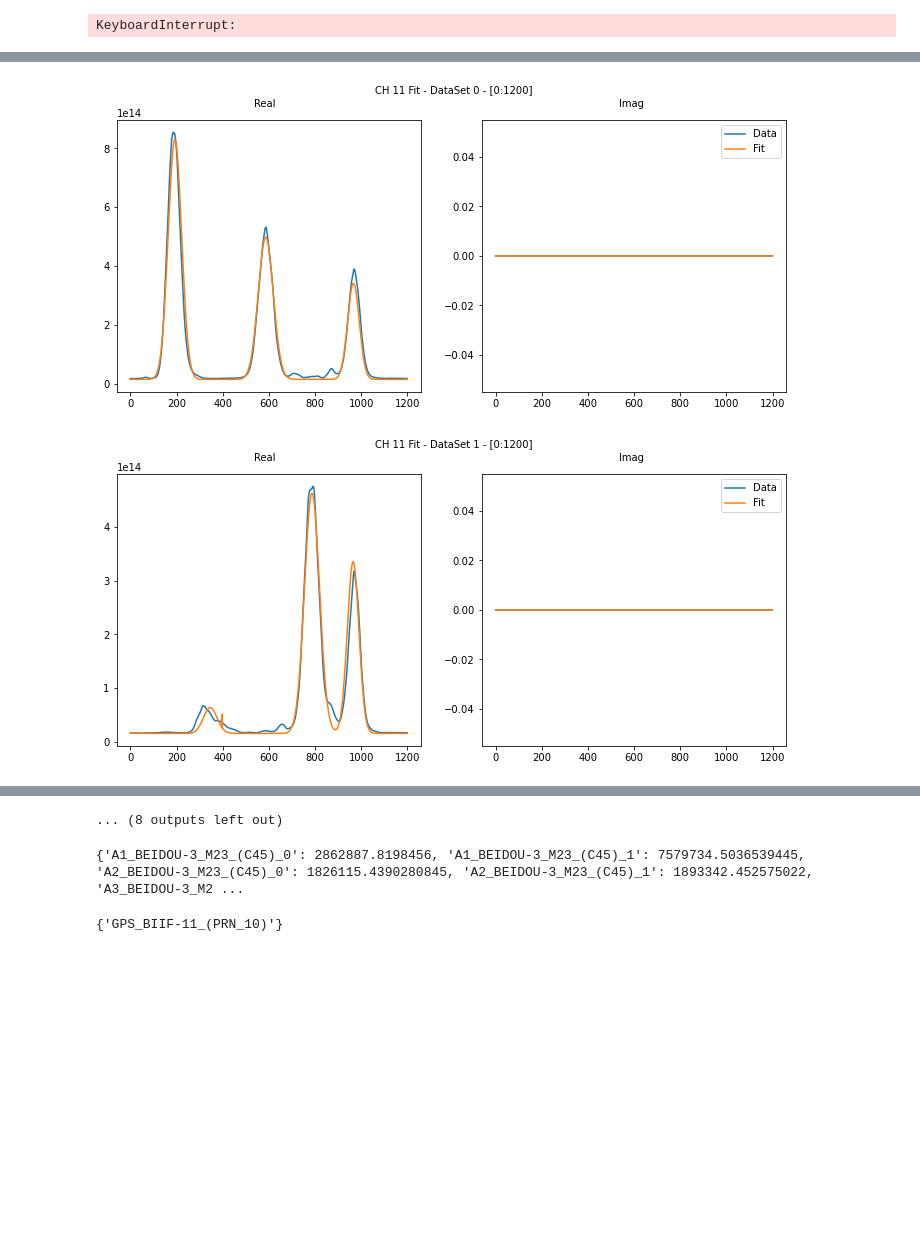
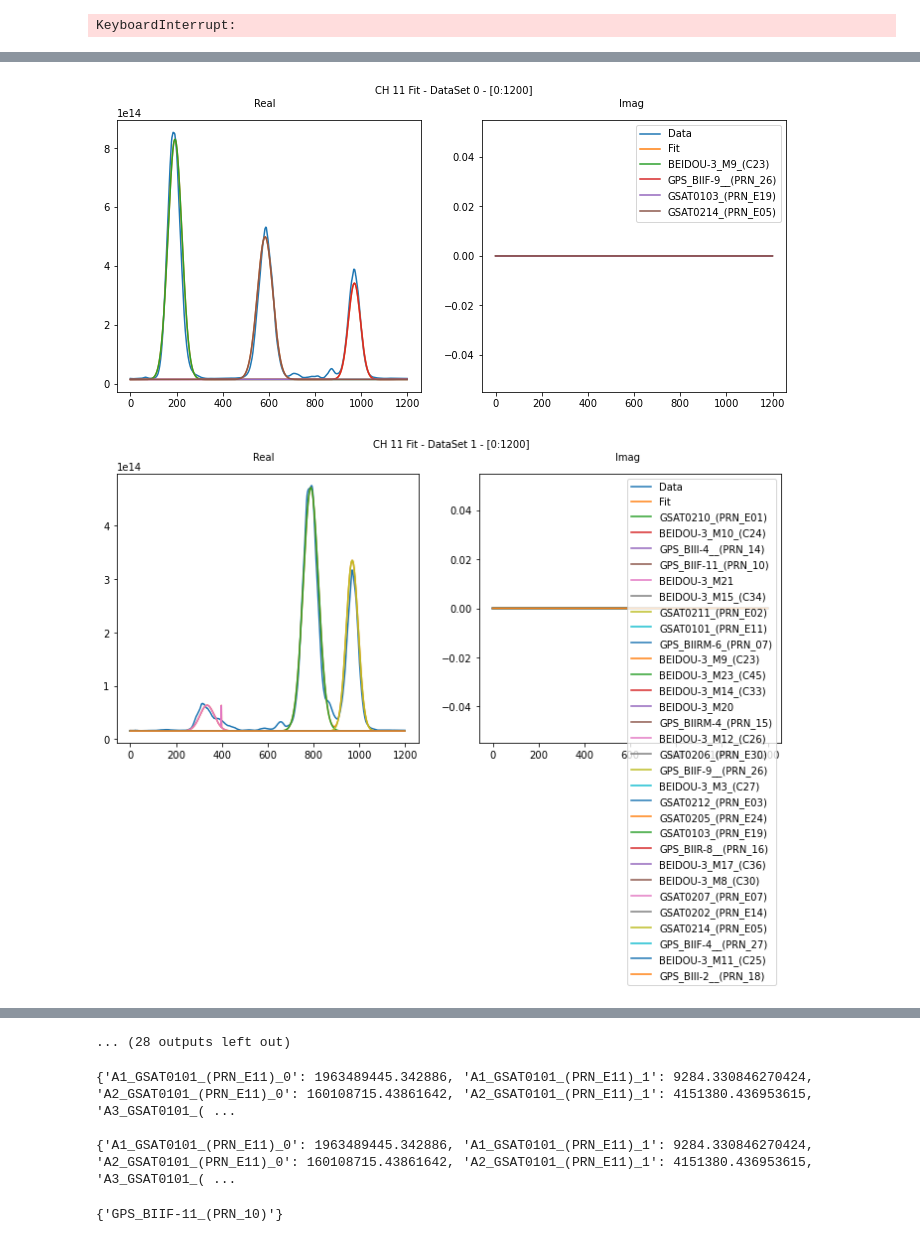
Before and after one commit to bmxdemo/bmxobs, a Jupyter notebook: towards1.ipynb, the cells around one changed output, grey strips where cells are left out. Drawn from its saved outputs; the diff is of its cells as text; code cells hidden in the pictures; blank space fills up the shorter version.

```diff
--- a/towards1.ipynb
+++ b/towards1.ipynb
@@ -121,8 +122,10 @@ def getAmpFit(Theory, mode='amp'):
 # %%
 Data_ids = [["pas/210904_2300",
             "pas/210905_2300"],
-            #["pas/210906_2300",
-            #"pas/210907_2300"]
+            ["pas/210906_2300",
+            "pas/210907_2300"],
+            #["pas/210908_2300",
+            #"pas/210909_2300"]
            ]
 bins = (280,300) #1178 MHz
 #bins = (1760,1780) #1575 MHz
@@ -272,3 +265,0 @@ for i in range(len(Theories)):
-# %%
-names = ['A{}_{}_{}'.format(1,n,0) for n in Theories[0].satNames]
-Theories[0].fit(names, mode = 'amp', channels = [11], datNum = [0], plot=False, pprint=False)
@@ -284,10 +272,10 @@ array([ 3.14504330e+12, -9.99119835e+05,  2.60324338e+07,  1.71107700e+06,
 # %%
 cut = [0,1200]
 channels = [11,12,13,14,22,23,24,33,34,44]
 mode = 'all'
 
 for T in Theories:
-    T.showFit(channels = channels, cut=cut,mode=mode)
+    T.showFit(channels = channels, cut=cut,mode=mode, perSat=True)
 # %% [output]
-[figure, old version]
+[figure, new version]
-[figure, old version]
+[figure, new version]
@@ -304,10 +292,12 @@ for T in Theories:
-... (8 outputs left out)
+... (28 outputs left out)
 # %%
 for T in Theories:
     print(T.readParameters())
     print()
 # %% [output]
-{'A1_BEIDOU-3_M23_(C45)_0': 2862887.8198456, 'A1_BEIDOU-3_M23_(C45)_1': 7579734.5036539445, 'A2_BEIDOU-3_M23_(C45)_0': 1826115.4390280845, 'A2_BEIDOU-3_M23_(C45)_1': 1893342.452575022, 'A3_BEIDOU-3_M2 ...
+{'A1_GSAT0101_(PRN_E11)_0': 1963489445.342886, 'A1_GSAT0101_(PRN_E11)_1': 9284.330846270424, 'A2_GSAT0101_(PRN_E11)_0': 160108715.43861642, 'A2_GSAT0101_(PRN_E11)_1': 4151380.436953615, 'A3_GSAT0101_( ...
+
+{'A1_GSAT0101_(PRN_E11)_0': 1963489445.342886, 'A1_GSAT0101_(PRN_E11)_1': 9284.330846270424, 'A2_GSAT0101_(PRN_E11)_0': 160108715.43861642, 'A2_GSAT0101_(PRN_E11)_1': 4151380.436953615, 'A3_GSAT0101_( ...
 # %%
 Theories[0].sigSats(8200)
 # %% [output]
```
Also changed, not shown: parts of 10 cells of this notebook, 2 other files.
